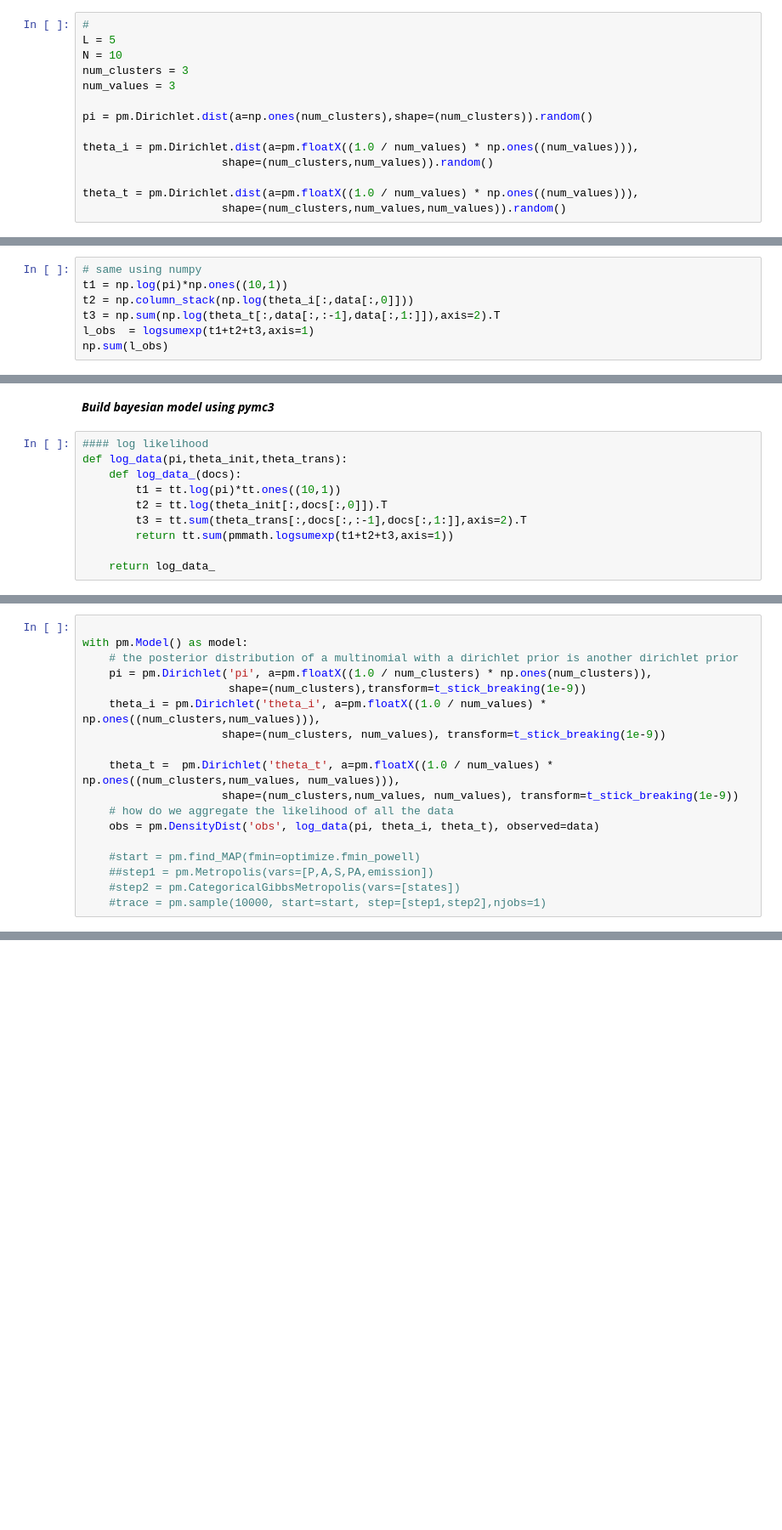
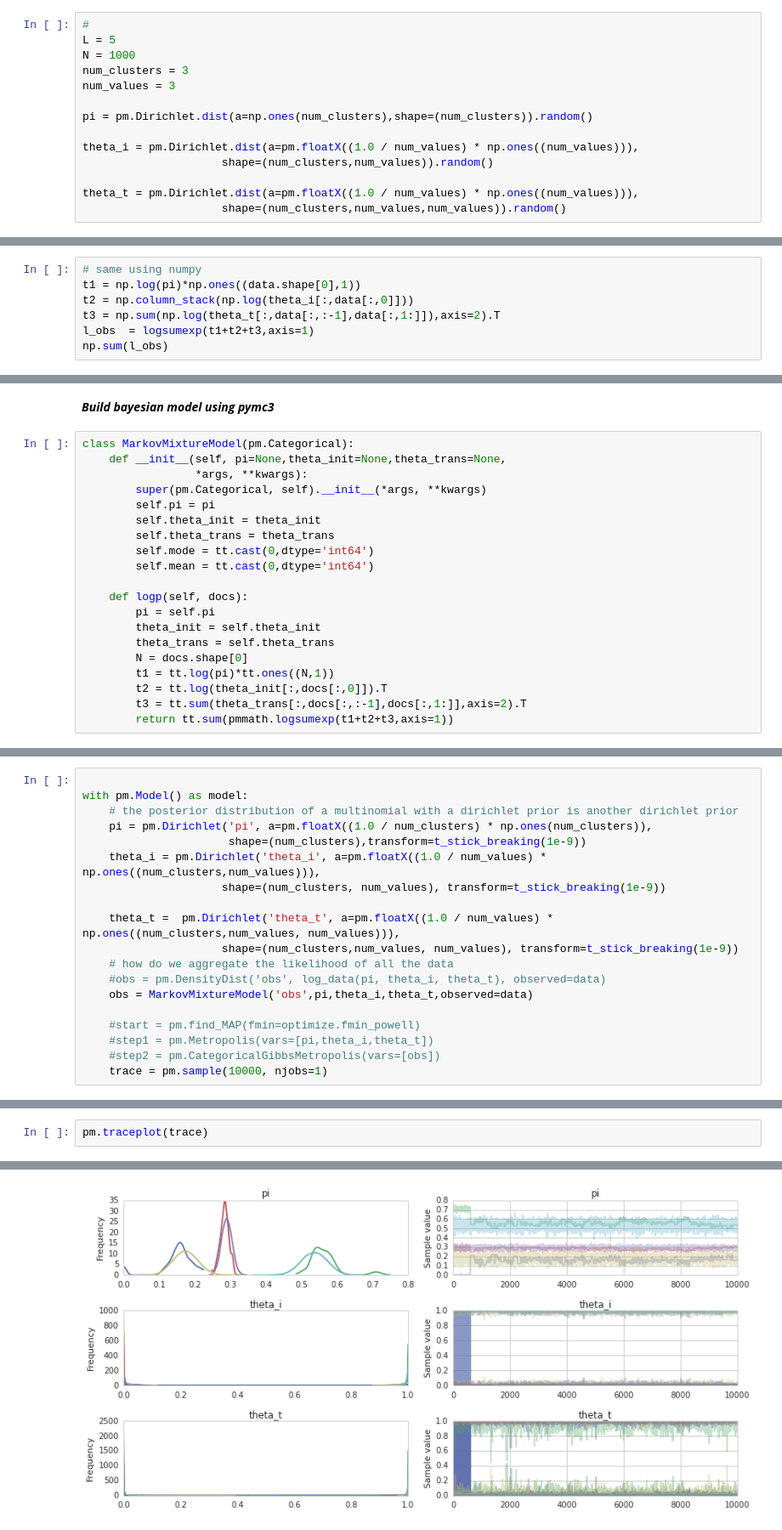
Before and after one commit to jibietr/pymc_examples, a Jupyter notebook: pymc_first_order_markov_mixture_model.ipynb, the cells around one changed output, grey strips where cells are left out. Shown at 85% size. Cells and saved outputs as stored; diff of their text form; blank space fills up the shorter version.

Commit message:
build a new markov model

```diff
--- a/pymc_first_order_markov_mixture_model.ipynb
+++ b/pymc_first_order_markov_mixture_model.ipynb
@@ -14,7 +15,7 @@ from scipy.misc import logsumexp
 # %%
 #
 L = 5
-N = 10
+N = 1000
 num_clusters = 3
 num_values = 3
 
@@ -118,6 +156,6 @@ Importing `logsumexp` from scipy.misc is deprecated in scipy 1.0.0. Use `scipy.s
 # %%
 # same using numpy
-t1 = np.log(pi)*np.ones((10,1))
+t1 = np.log(pi)*np.ones((data.shape[0],1))
 t2 = np.column_stack(np.log(theta_i[:,data[:,0]]))
 t3 = np.sum(np.log(theta_t[:,data[:,:-1],data[:,1:]]),axis=2).T
 l_obs  = logsumexp(t1+t2+t3,axis=1)
@@ -152,12 +190,22 @@ array(-39.67396767)
 # %% [markdown]
 ***Build bayesian model using pymc3***
 # %%
-#### log likelihood
-def log_data(pi,theta_init,theta_trans):
-    def log_data_(docs):
-        t1 = tt.log(pi)*tt.ones((10,1))
+class MarkovMixtureModel(pm.Categorical):
+    def __init__(self, pi=None,theta_init=None,theta_trans=None,
+                 *args, **kwargs):
+        super(pm.Categorical, self).__init__(*args, **kwargs)
+        self.pi = pi
+        self.theta_init = theta_init
+        self.theta_trans = theta_trans
+        self.mode = tt.cast(0,dtype='int64')
+        self.mean = tt.cast(0,dtype='int64')
+
+    def logp(self, docs):
+        pi = self.pi
+        theta_init = self.theta_init
+        theta_trans = self.theta_trans
+        N = docs.shape[0]
+        t1 = tt.log(pi)*tt.ones((N,1))
         t2 = tt.log(theta_init[:,docs[:,0]]).T
         t3 = tt.sum(theta_trans[:,docs[:,:-1],docs[:,1:]],axis=2).T
         return tt.sum(pmmath.logsumexp(t1+t2+t3,axis=1))
-
-    return log_data_
@@ -175,9 +225,10 @@ with pm.Model() as model:
     theta_t =  pm.Dirichlet('theta_t', a=pm.floatX((1.0 / num_values) * np.ones((num_clusters,num_values, num_values))),
                      shape=(num_clusters,num_values, num_values), transform=t_stick_breaking(1e-9))
     # how do we aggregate the likelihood of all the data
-    obs = pm.DensityDist('obs', log_data(pi, theta_i, theta_t), observed=data)
+    #obs = pm.DensityDist('obs', log_data(pi, theta_i, theta_t), observed=data)
+    obs = MarkovMixtureModel('obs',pi,theta_i,theta_t,observed=data)
 
     #start = pm.find_MAP(fmin=optimize.fmin_powell)
-    ##step1 = pm.Metropolis(vars=[P,A,S,PA,emission])
-    #step2 = pm.CategoricalGibbsMetropolis(vars=[states])
-    #trace = pm.sample(10000, start=start, step=[step1,step2],njobs=1)
+    #step1 = pm.Metropolis(vars=[pi,theta_i,theta_t])
+    #step2 = pm.CategoricalGibbsMetropolis(vars=[obs])
+    trace = pm.sample(10000, njobs=1)
@@ -183,0 +246,3 @@ with pm.Model() as model:
+# %%
+pm.traceplot(trace)
+# %% [output]
@@ -183,0 +256 @@ with pm.Model() as model:
+[figure, added]
```
Also changed, not shown: parts of 23 cells of this notebook.
